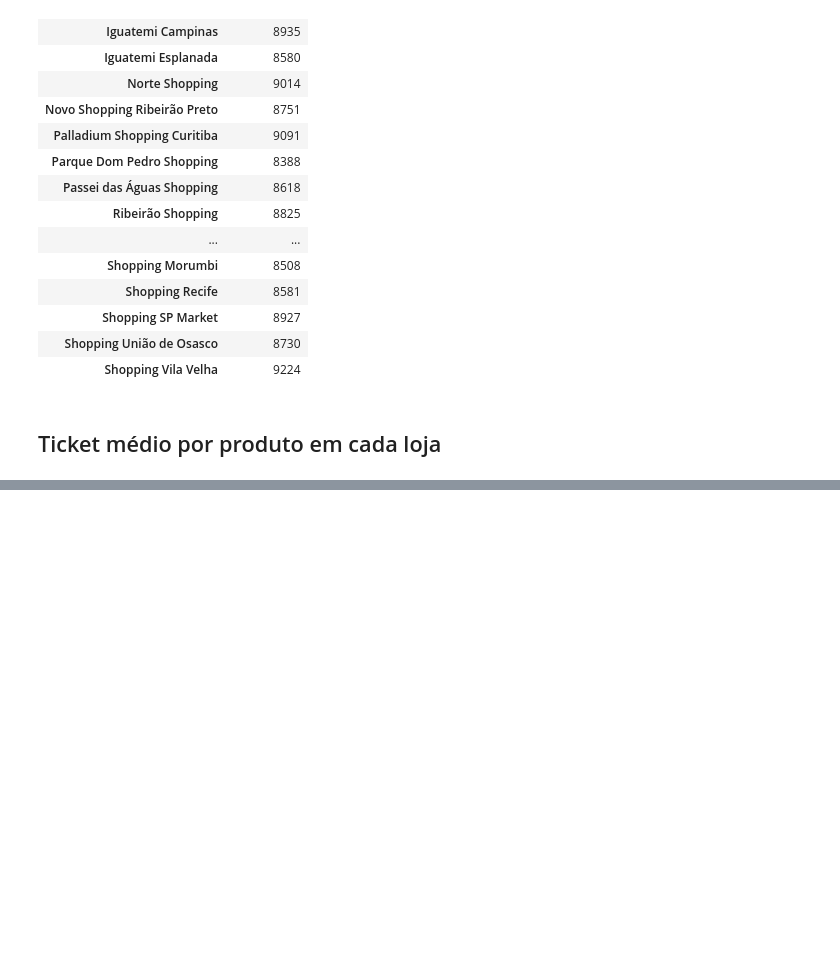
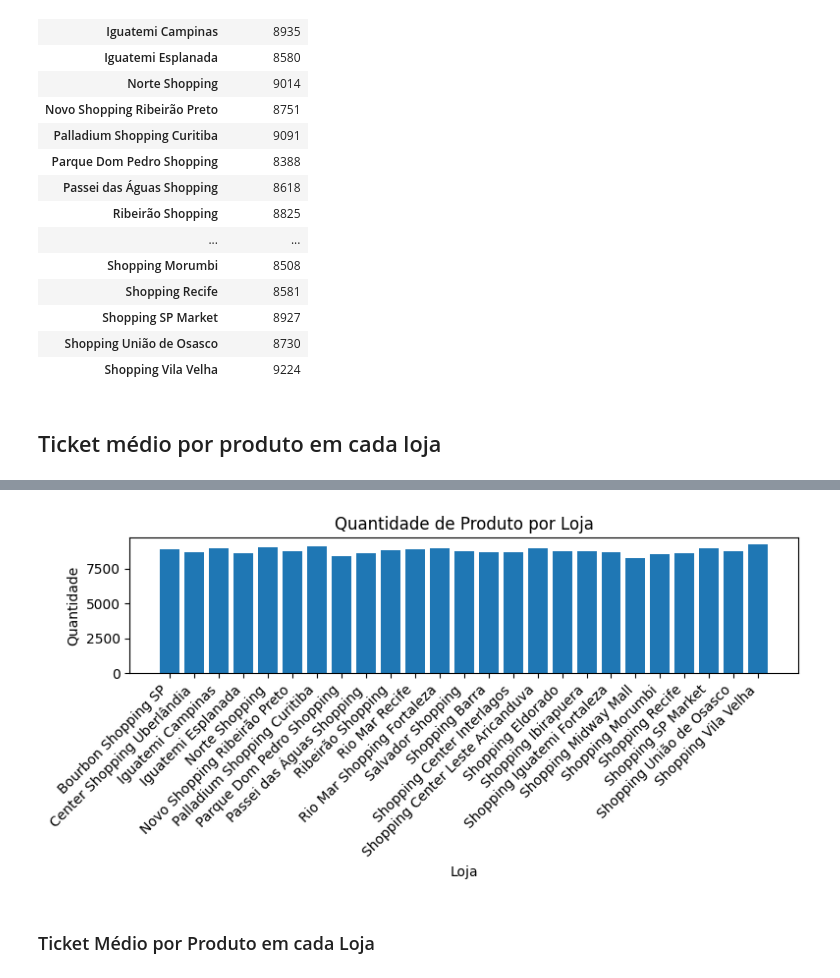
Before and after one commit to edsondamasceno/Data-Analysis, a Jupyter notebook: Analise_de_Vendas.ipynb, the cells around one changed output, grey strips where cells are left out. Drawn from its saved outputs; the diff is of its cells as text; code cells hidden in the pictures; blank space fills up the shorter version.

```diff
--- a/Analise_de_Vendas.ipynb
+++ b/Analise_de_Vendas.ipynb
@@ -126,0 +191,2 @@ display(ticket_medio)
+# %%
+qtd_por_loja = pd.read_excel('/content/drive/MyDrive/Data Analysis/Result/produto_por_loja.xlsx')
@@ -126,0 +202,13 @@ display(ticket_medio)
+# %%
+plt.figure(figsize=(8,4))
+plt.bar(qtd_por_loja['ID Loja'], qtd_por_loja['Quantidade'])
+plt.title('Quantidade de Produto por Loja')
+plt.xlabel('Loja')
+plt.ylabel('Quantidade')
+plt.xticks(rotation=45, ha='right')
+plt.tight_layout()
+plt.show()
+# %% [output]
+[figure, added]
+# %% [markdown]
+### Ticket Médio por Produto em cada Loja
```
Also changed, not shown: parts of 27 cells of this notebook.
